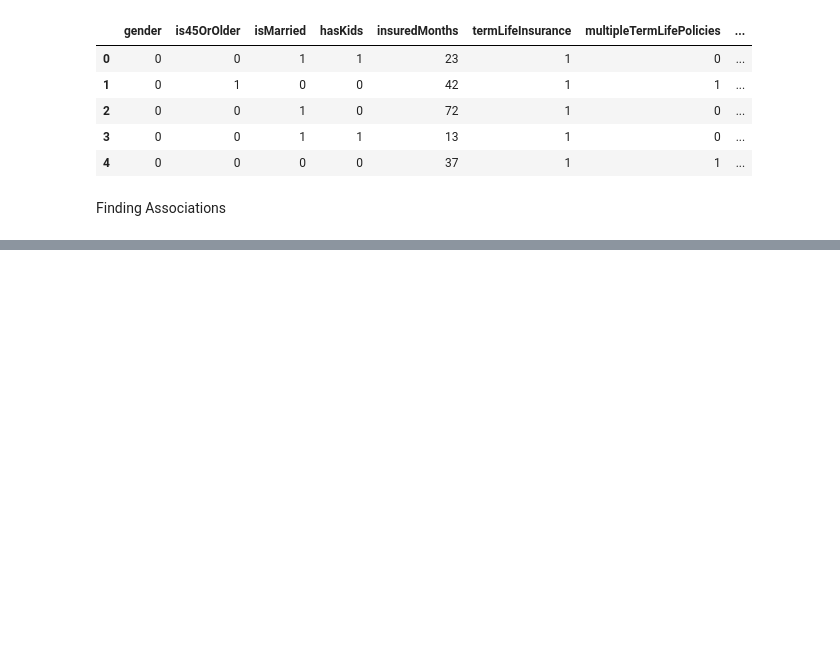
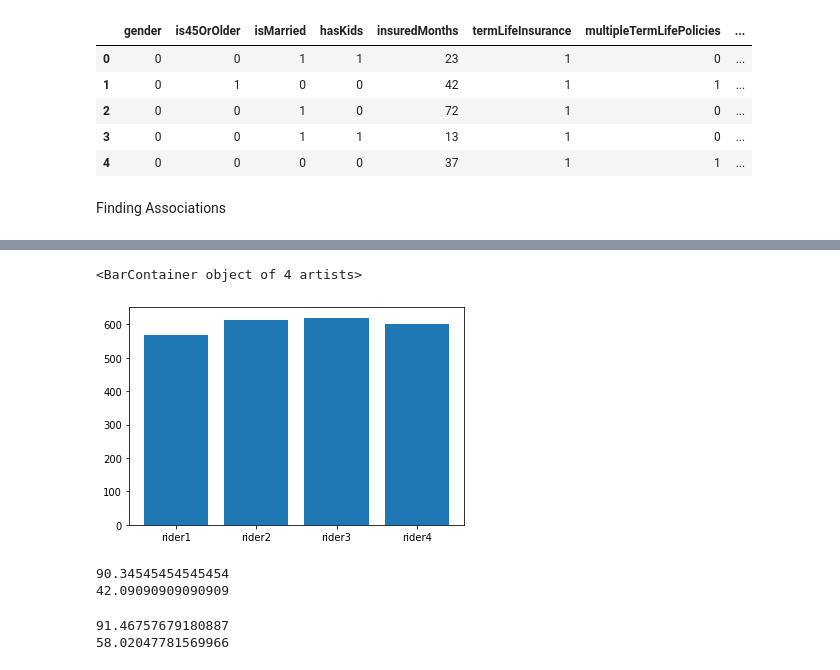
Before and after one commit to yongzpp/Assessment, a Jupyter notebook: Assessment_(Govtech).ipynb, the cells around one changed output, grey strips where cells are left out. Cells and saved outputs as stored; diff of their text form; code cells hidden in the pictures; blank space fills up the shorter version.

```diff
--- a/Assessment_(Govtech).ipynb
+++ b/Assessment_(Govtech).ipynb
@@ -323,0 +411,32 @@ Finding Associations
+# %%
+# What is the most popular rider for people with kids?
+tmp = df.loc[df['hasKids'] == 1]
+most_popular = []
+number_of_subs = []
+for i in ["rider1", "rider2", "rider3", "rider4"]:
+    number_of_subs.append(tmp[i].sum())
+    most_popular.append(i)
+plt.bar(most_popular, number_of_subs)
+# %% [output]
+<BarContainer object of 4 artists>
+[figure, added]
+# %%
+# Percentage of people who have term life policy?
+print(df["termLifeInsurance"].sum() / len(df) * 100)
+
+# Percentage of people who have term life policy have multiple of them?
+print(df["multipleTermLifePolicies"].sum() / len(df) * 100)
+# %% [output]
+90.34545454545454
+42.09090909090909
+# %%
+# Percentage of old people who have term life policy?
+print(df.loc[df['is45OrOlder'] == 1]["termLifeInsurance"].sum() / len(df.loc[df['is45OrOlder'] == 1]) * 100)
+
+# Percentage of old people who have term life policy have multiple of them?
+print(df.loc[df['is45OrOlder'] == 1]["multipleTermLifePolicies"].sum() / len(df.loc[df['is45OrOlder'] == 1]) * 100)
+
+# Older people tend to have term life policy as compared to average and have multiple policies more often than average.
+# %% [output]
+91.46757679180887
+58.02047781569966
```
Also changed, not shown: parts of 14 cells of this notebook.
